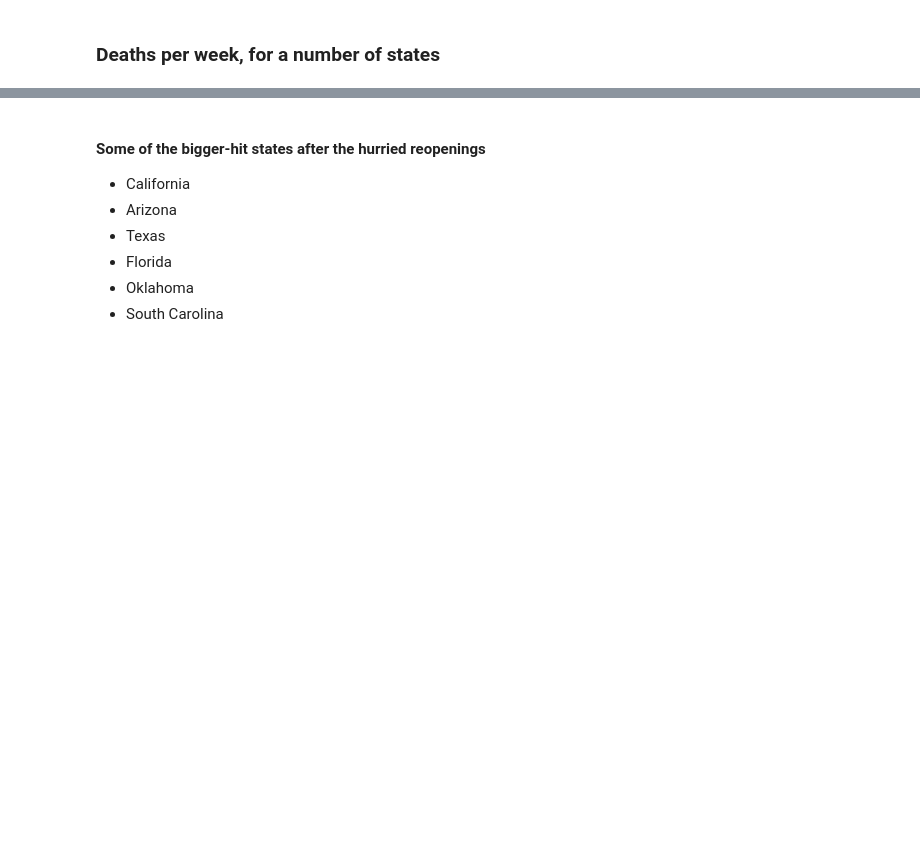
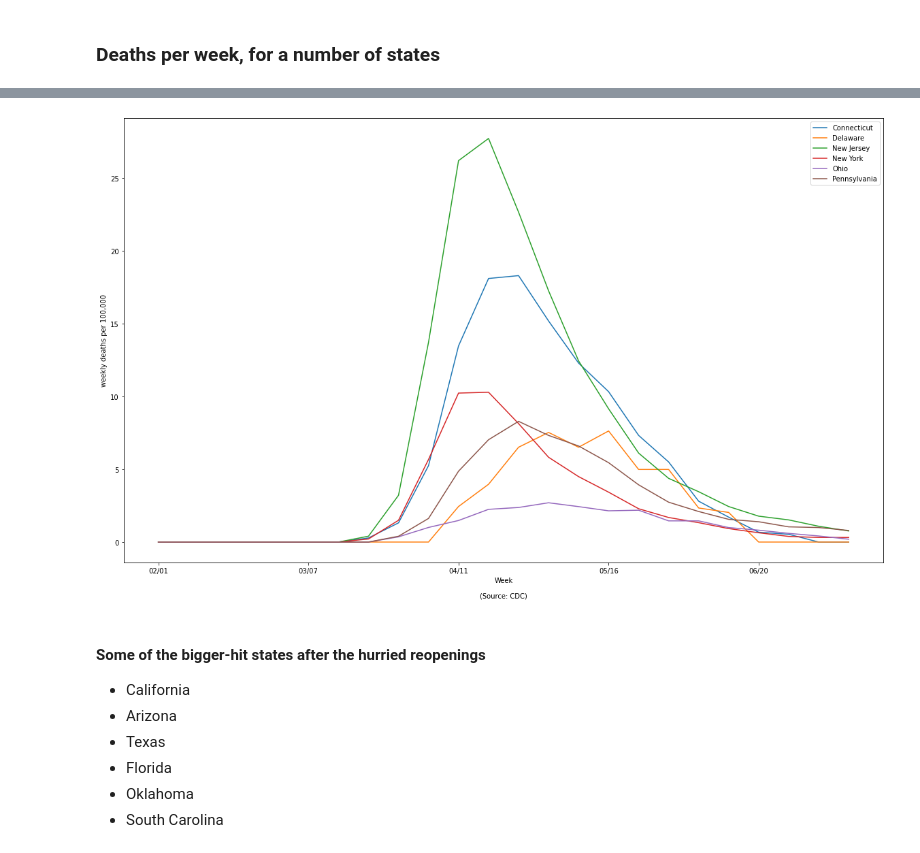
Before and after one commit to bmc/covid19, a Jupyter notebook: cdc.ipynb, the cells around one changed output, grey strips where cells are left out. Drawn from its saved outputs; the diff is of its cells as text; code cells hidden in the pictures; blank space fills up the shorter version.

```diff
--- a/cdc.ipynb
+++ b/cdc.ipynb
@@ -193,3 +308,7 @@ plot_states(early_hit_states, 'cdc-state-comparisons-early-2020-per-million.png'
+# %%
+plot_deaths_for_many(df, ne_states, PlotType.WEEKLY_DEATHS, per_n=100_000, populations=populations);
+# %% [output]
+[figure, added]
 # %% [markdown]
 #### Some of the bigger-hit states after the hurried reopenings
 
```
Also changed, not shown: parts of 26 cells of this notebook.
